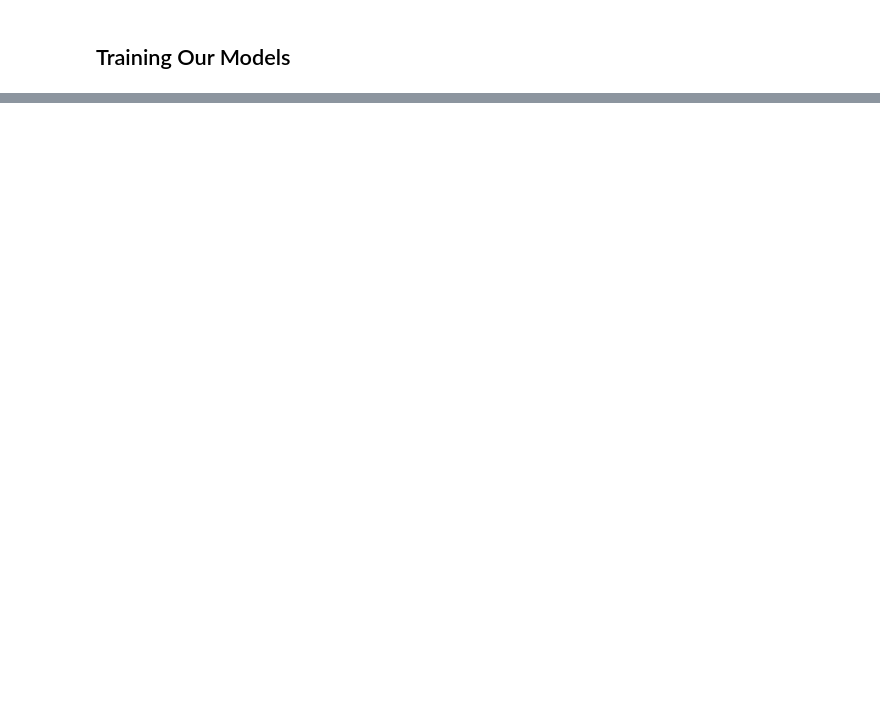
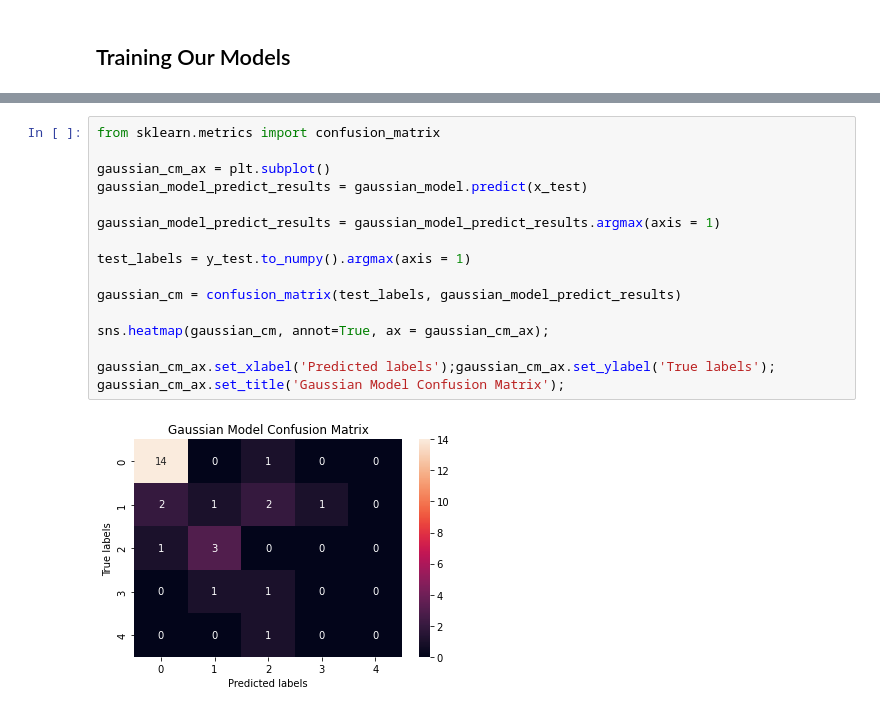
Before and after one commit to Meivenkatkumar/ensembledetection, a Jupyter notebook: ann/ann.ipynb, the cells around one changed output, grey strips where cells are left out. Drawn from its saved outputs; the diff is of its cells as text; blank space fills up the shorter version.

```diff
--- a/ann/ann.ipynb
+++ b/ann/ann.ipynb
@@ -449,0 +561,18 @@ array([[13,  1,  1,  2,  0],
+# %%
+from sklearn.metrics import confusion_matrix
+
+gaussian_cm_ax = plt.subplot()
+gaussian_model_predict_results = gaussian_model.predict(x_test)
+
+gaussian_model_predict_results = gaussian_model_predict_results.argmax(axis = 1)
+
+test_labels = y_test.to_numpy().argmax(axis = 1)
+
+gaussian_cm = confusion_matrix(test_labels, gaussian_model_predict_results)
+
+sns.heatmap(gaussian_cm, annot=True, ax = gaussian_cm_ax);
+
+gaussian_cm_ax.set_xlabel('Predicted labels');gaussian_cm_ax.set_ylabel('True labels');
+gaussian_cm_ax.set_title('Gaussian Model Confusion Matrix');
+# %% [output]
+[figure, added]
```
Also changed, not shown: parts of 23 cells of this notebook.
